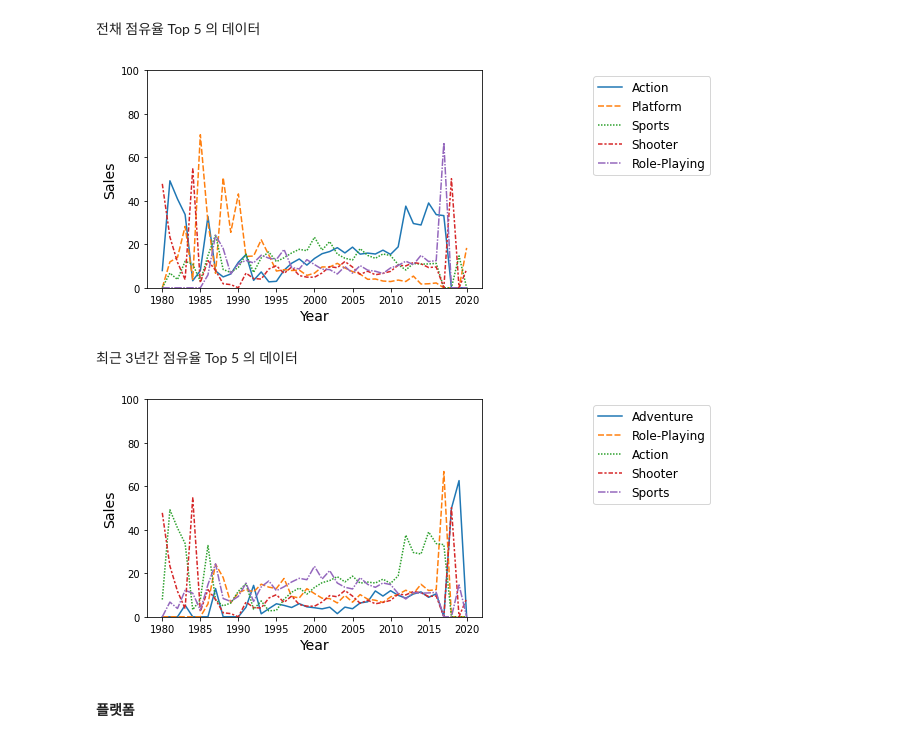
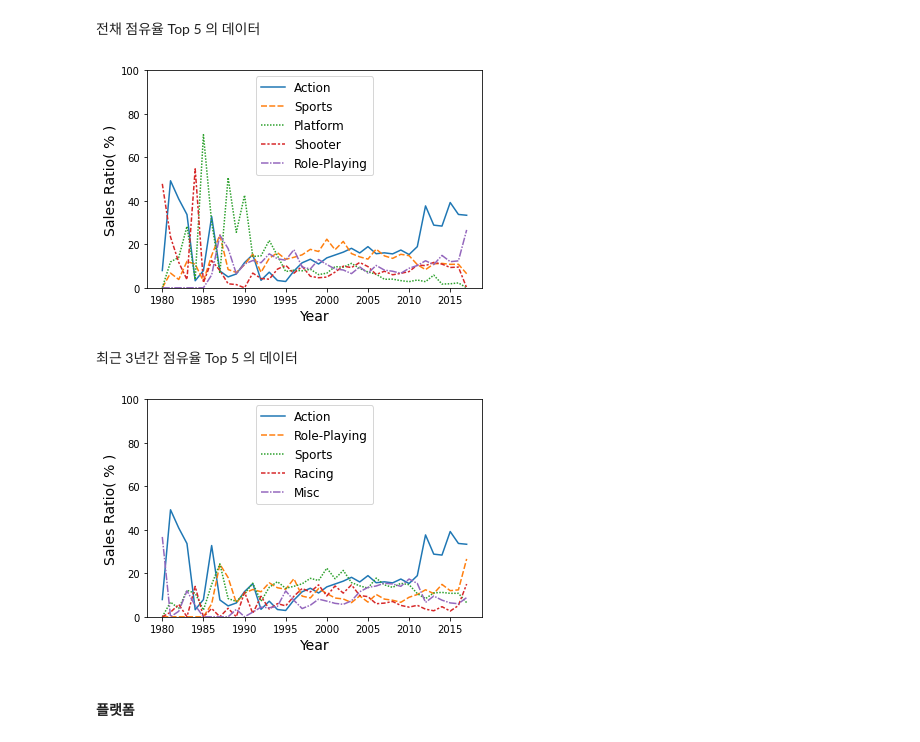
Before and after one commit to clomia/AIB-Section1-Project, a Jupyter notebook: DataAnalysis.ipynb, the cells around one changed output. Cells and saved outputs as stored; diff of their text form; code cells hidden in the pictures.

Commit message:
Result

```diff
--- a/DataAnalysis.ipynb
+++ b/DataAnalysis.ipynb
@@ -145,8 +173,7 @@ def year_product(value):
     try:
         value = np.int64(value)
     except ValueError:
-        value = sample.pop()
-        return value if value < 2021 else 2020
+        return fake_data.pop()
     else:
         if 1980 <= value <= 2020:
             return value
@@ -204,9 +231,10 @@ memory usage: 1.3+ MB
 # %% [markdown]
 # 필수 내용
 # %%
-# Constant 정의
+# 추가적으로 필요한 Constant 정의
 extract = lambda name: tuple(set(data[name].values))
 
 GENRES,PLATFORMS,PUBLISHER = extract('Genre') , extract('Platform') , extract('Publisher')
 REGIONS = ('NA_Sales','EU_Sales','JP_Sales')
-YEARS = tuple(range(1980,2021))
+YEARS = list(set(normal_elements))
+YEARS.pop(-1) # 2020년도는 데이터가 부족해서 제외함
@@ -260,6 +291,6 @@ for genre in GENRES:
     if p_value < 0.05:
         print(f"지역에 따라서 {genre}장르의 선호도는 유의미한 차이를 보입니다.")
         anova_result.append(genre)
-result = f"지역에 따라서 선호하는 게임 장르가 {'다릅'if tuple(anova_result)==GENRES else'다르지 않습'}니다."
+result = f"지역에 따라서 선호하는 게임 장르가 같다고 할 수 {'없'if tuple(anova_result)==GENRES else'있'}습니다."
 print(result)
 # %% [output]
@@ -318,7 +353,7 @@ from concurrent.futures import ProcessPoolExecutor
 class TrendAnalysis:
     """
     주어진 DataFrame를 Genre,Platform,Publisher 피처들로 나눈 뒤
-    각 피처별로 피처를 구성하는 카테고리 별 판매 비율을 연도별로 산출합니다.
+    각 피처별로 피처를 구성하는 카테고리 별 판매 비율(%)을 연도별로 산출합니다.
     이렇게 산출된 결과를 쉽게 다루기 위한 API를 제공합니다.
     데이터는 DataFrame으로 제공됩니다.
 
@@ -356,9 +391,18 @@ class TrendAnalysis:
     features = (genre,platform,publisher)
 
     def __init__(self,data:pd.DataFrame,recent_range:int=3,multiprocessing=True):
-        self.data = data
+        """
+        recent_range는 INVALID_YEAR를 제외하고 적용됩니다.
+        디버깅 할때 multiprocessing=False 를 사용합니다.
+
+        2020년도에는 기존데이터가 적어서 특정 카테고리가 100%비율을 가져가기 때문에
+        데이터에서 2020년도를 제외합니다.
+        (결과적으로 2018,2019,2020년도가 모두 제외됩니다.)
+        """
+
+        self.data = data.drop(2020)
         self.info = self._multiprocessing() if multiprocessing else self._processing()
-        self.recent_range = list(range(2019-recent_range,2020)) # 2020은 결측치가 많아서 제외
+        self.recent_range = list(YEARS[-recent_range:])
 
         def excract_top(count) -> type:
             attr = {}
@@ -371,7 +415,9 @@ class TrendAnalysis:
         self.info.top = excract_top
 
     def lineplot(self,attr:str=None,y:str=None,save_name:str=None,df=None):
-        """ x축이 연도인 line plot을 그립니다. """
+        """
+        x축이 연도인 line plot을 그립니다.
+        """
 
         if df is None:
             df = self.info.__dict__[attr]
@@ -381,11 +427,12 @@ class TrendAnalysis:
             else:
                 plot = sns.lineplot(data=df)
                 plt.title(attr.capitalize(), fontsize=20)
+                plt.legend(fontsize=12,bbox_to_anchor=(1.7, 1))
         else:
             plot = sns.lineplot(data=df)
-            plt.legend(fontsize=12,bbox_to_anchor=(1.7, 1))
+            plt.legend(fontsize=12,loc='upper center')
 
-        plt.ylabel('Sales', fontsize=14)
+        plt.ylabel('Sales Ratio( % )', fontsize=14)
         plt.xlabel('Year', fontsize=14)
         plt.ylim(0, 100)
 
@@ -418,12 +465,9 @@ class TrendAnalysis:
         return total_data,recent_data
 
     def _percentification(self,column,year) -> dict:
-        """ self.data에서 column의 종류별 판매 비율을 연도별로 산출합니다. """
+        """ self.data의 year연도에서 column의 종류별 판매 비율을 산출합니다. """
         result = {}
-        try:
-            total = self.data.loc[year]['Total_Sales'].sum()
-        except KeyError:
-            return { key:0 for key in extract(column) }
+        total = self.data.loc[year]['Total_Sales'].sum()
 
         for kind in extract(column):
             try:
@@ -472,3 +516,5 @@ class TrendAnalysis:
             property_data[target] = df.astype(float)
 
         return type('Info',(),property_data)
+
+analysis_result = TrendAnalysis(data)
@@ -481,15 +525,15 @@ analysis_result = TrendAnalysis(data)
 # %% [markdown]
 전채 점유율 Top 5 의 데이터
 # %%
-analysis_result.lineplot(df=analysis_result.info.top(5).genre.total);
+analysis_result.lineplot(df=analysis_result.info.top(5).genre.total,save_name='total_top5_genre.png');
 # %% [output]
-[figure, old version]
+[figure, new version]
 # %% [markdown]
 최근 3년간 점유율 Top 5 의 데이터
 # %%
-analysis_result.lineplot(df=analysis_result.info.top(5).genre.recent,save_name='genre.png');
+analysis_result.lineplot(df=analysis_result.info.top(5).genre.recent,save_name='recent_top5_genre.png');
 # %% [output]
-[figure, old version]
+[figure, new version]
 # %% [markdown]
 #### 플랫폼
 # %% [markdown]
```
Also changed, not shown: parts of 42 cells of this notebook.
